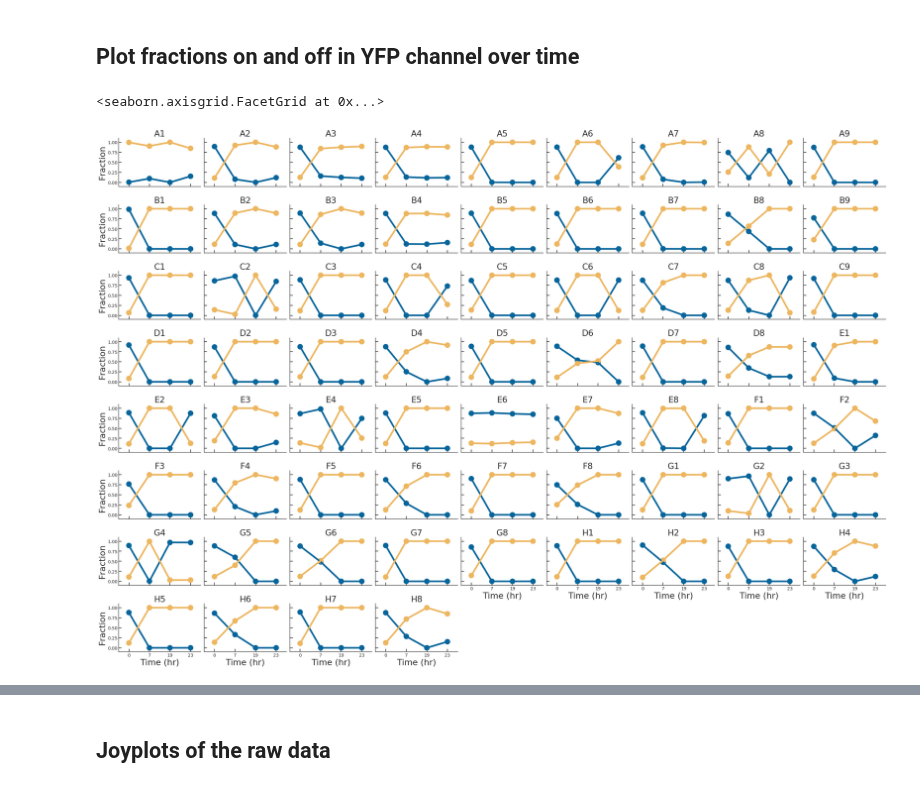
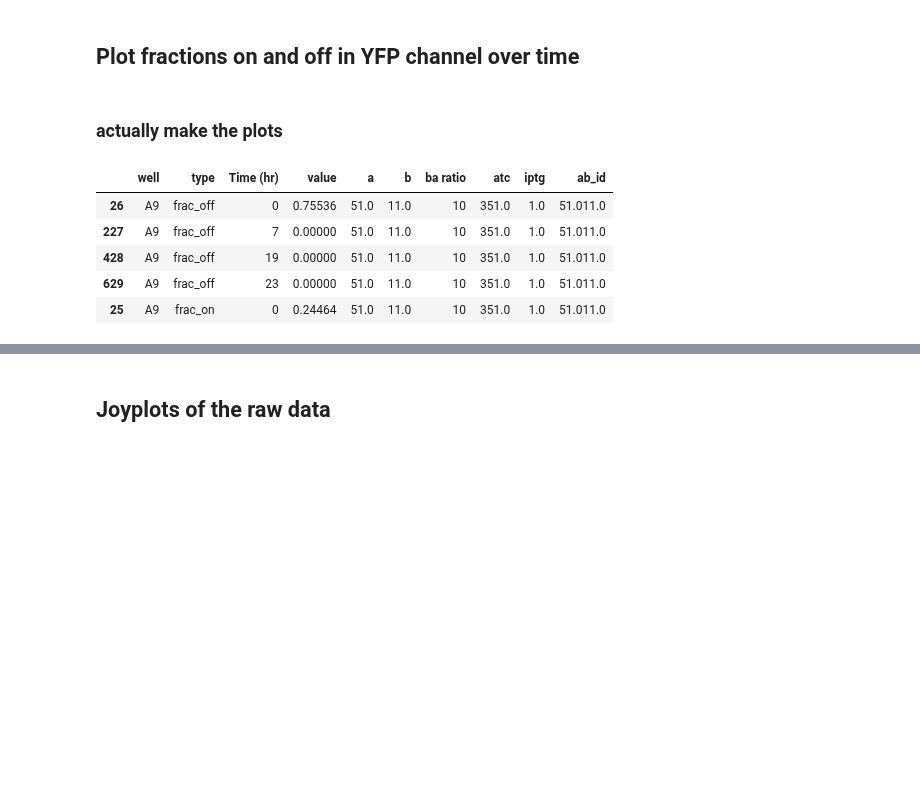
Before and after one commit to geezerbriefs/xpspython, a Jupyter notebook: flow/plot A=B flow data.ipynb, the cells around one changed output, grey strips where cells are left out. Cells and saved outputs as stored; diff of their text form; code cells hidden in the pictures; blank space fills up the shorter version.

```diff
--- a/flow/plot A=B flow data.ipynb
+++ b/flow/plot A=B flow data.ipynb
@@ -143,15 +175,0 @@ all_ratios = tidy_ratios(tpts, wells_10, gates[1])
-# %%
-pal = dict(frac_on="#EDB65F", frac_off='#07659B')
-
-g = sns.FacetGrid(all_ratios.loc[all_ratios['type'] != 'ratio'], col="well", hue='type', palette=pal,
-                  col_wrap=9, height=3, aspect=1.3, ylim=(-0.1,1.1), margin_titles=True)
-
-
-g.map(sns.pointplot, "Time (hr)", "value", ci=None, scale=2)
-
-g.set_titles("{col_name}")
-g.set_axis_labels('Time (hr)', "Fraction")
-#g.set_titles("")
-# %% [output]
-<seaborn.axisgrid.FacetGrid at 0x...>
-[figure, removed]
@@ -157,0 +182,27 @@ g.set_axis_labels('Time (hr)', "Fraction")
+# %% [markdown]
+### actually make the plots
+# %%
+#create a column I can use facetgrid to hue on
+all_ratios = all_ratios.assign(ab_id = all_ratios['a'].astype(str) + all_ratios['b'].astype(str))
+
+#remove the non mixed singe cell populations
+idx1 = all_ratios['ba ratio'] == 10
+
+#exclude the final half induced wells
+idx2 = ~((all_ratios['atc'] == 0) & (all_ratios['iptg'] == 1))
+
+#I just want to plot fractions
+idx3 = all_ratios['type'] != 'ratio'
+
+#composite index
+
+i = idx1 & idx2 & idx3
+# %%
+all_ratios.loc[i].head()
+# %% [output]
+|  | well | type | Time (hr) | value | a | b | ba ratio | atc | iptg | ab_id |
+| 26 | A9 | frac_off | 0 | 0.75536 | 51.0 | 11.0 | 10 | 351.0 | 1.0 | 51.011.0 |
+| 227 | A9 | frac_off | 7 | 0.00000 | 51.0 | 11.0 | 10 | 351.0 | 1.0 | 51.011.0 |
+| 428 | A9 | frac_off | 19 | 0.00000 | 51.0 | 11.0 | 10 | 351.0 | 1.0 | 51.011.0 |
+| 629 | A9 | frac_off | 23 | 0.00000 | 51.0 | 11.0 | 10 | 351.0 | 1.0 | 51.011.0 |
+| 25 | A9 | frac_on | 0 | 0.24464 | 51.0 | 11.0 | 10 | 351.0 | 1.0 | 51.011.0 |
```
Also changed, not shown: parts of 12 cells of this notebook.
